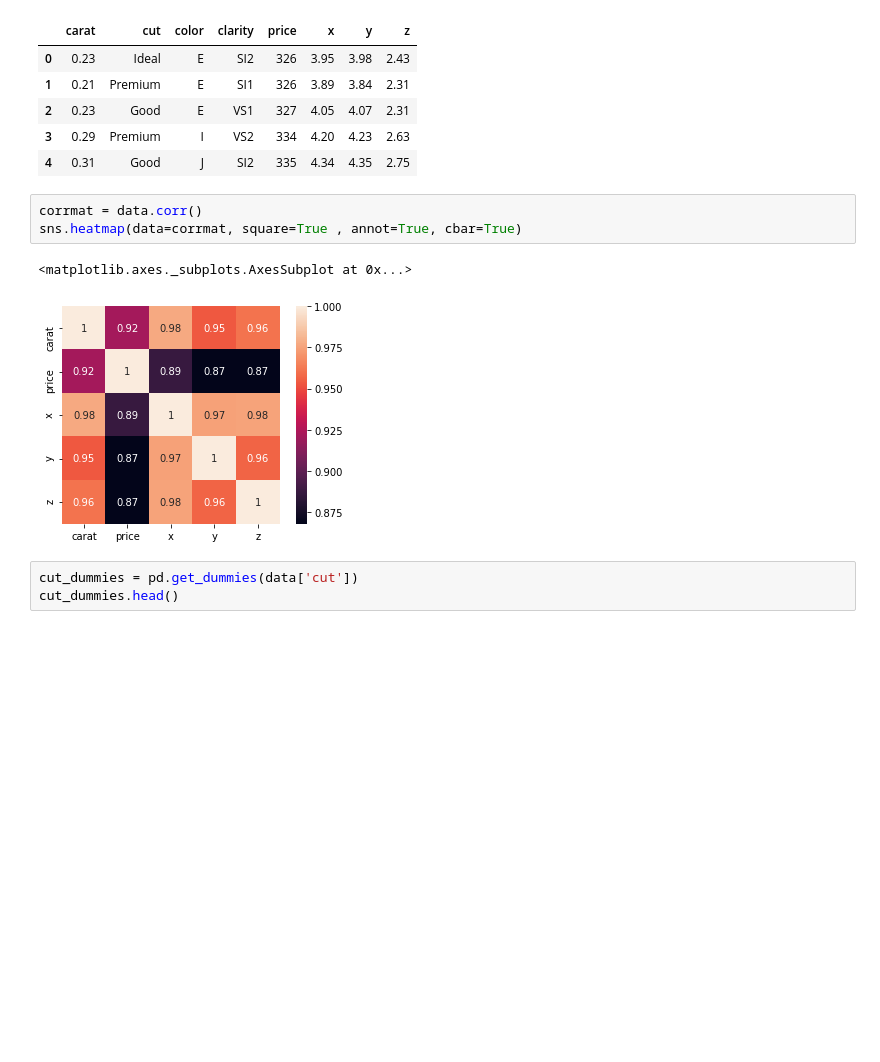
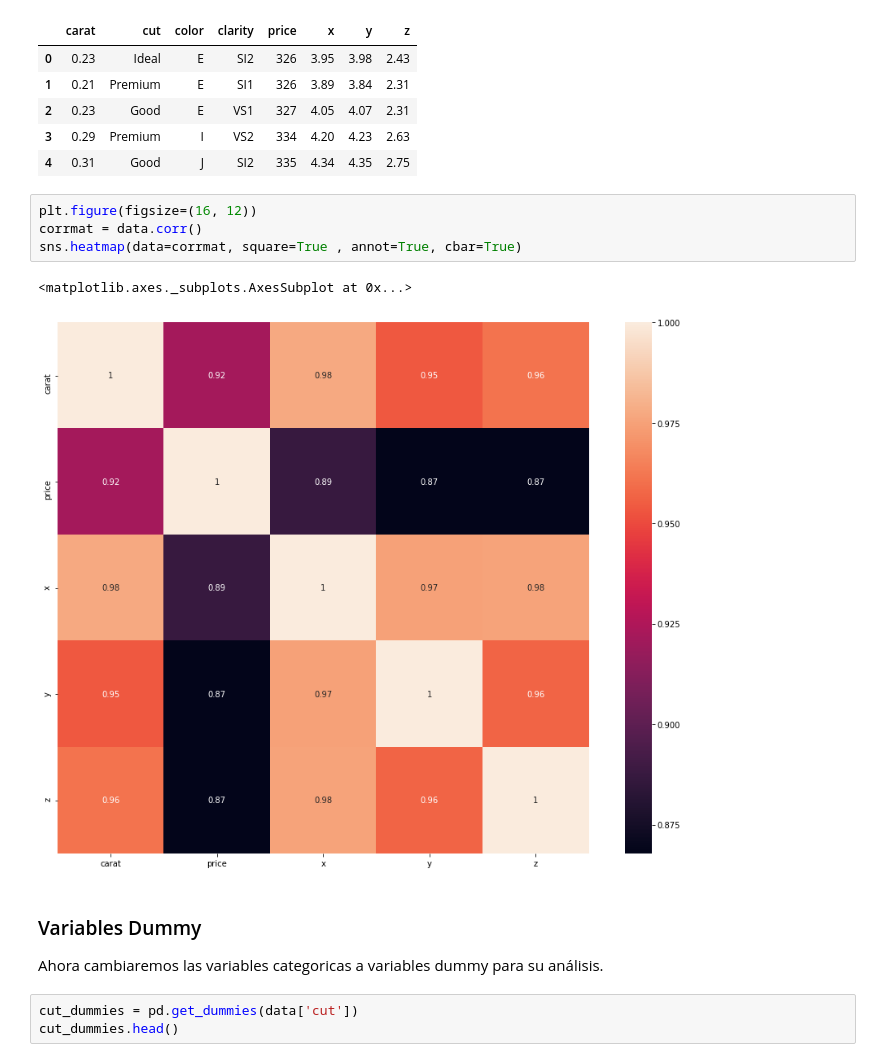
Before and after one commit to JorgeOsorio97/DiamondsPriceAnalisis, a Jupyter notebook: diamonds.ipynb, the cells around one changed output. Cells and saved outputs as stored; diff of their text form; blank space fills up the shorter version.

```diff
--- a/diamonds.ipynb
+++ b/diamonds.ipynb
@@ -412,11 +414,15 @@ data.head()
 | 3 | 0.29 | Premium | I | VS2 | 334 | 4.20 | 4.23 | 2.63 |
 | 4 | 0.31 | Good | J | SI2 | 335 | 4.34 | 4.35 | 2.75 |
 # %%
+plt.figure(figsize=(16, 12))
 corrmat = data.corr()
 sns.heatmap(data=corrmat, square=True , annot=True, cbar=True)
 # %% [output]
 <matplotlib.axes._subplots.AxesSubplot at 0x...>
-[figure, old version]
+[figure, new version]
+# %% [markdown]
+### Variables Dummy
+Ahora cambiaremos las variables categoricas a variables dummy para su análisis.
 # %%
 cut_dummies = pd.get_dummies(data['cut'])
 cut_dummies.head()
```
Also changed, not shown: parts of 10 cells of this notebook.
